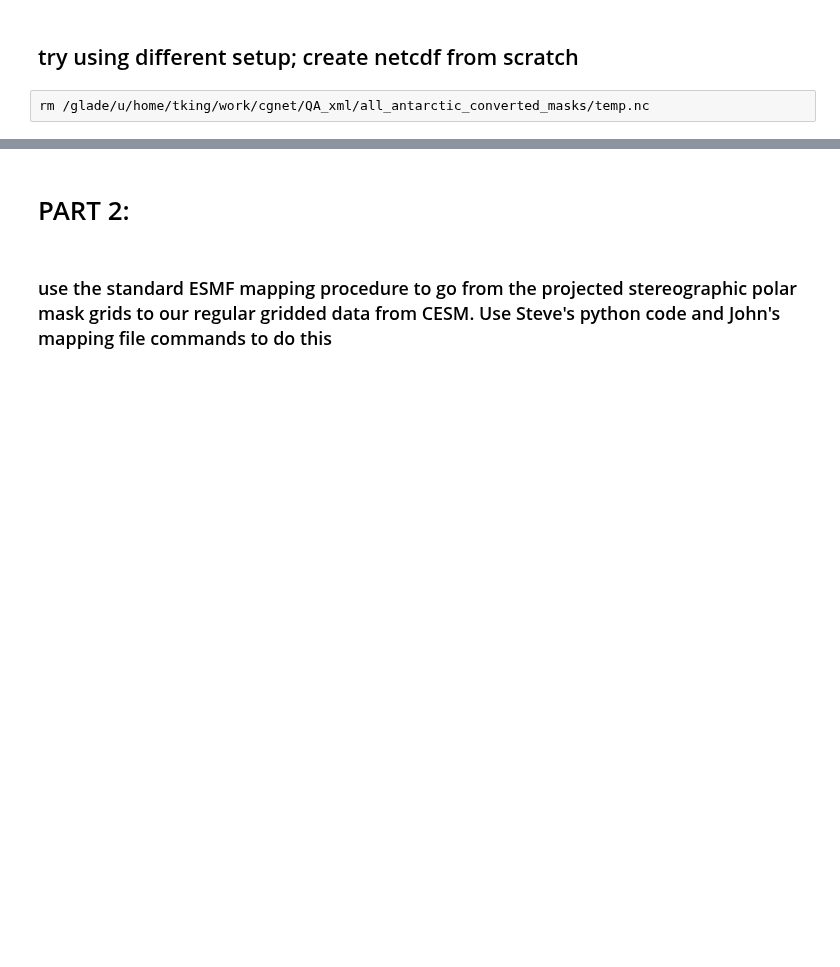
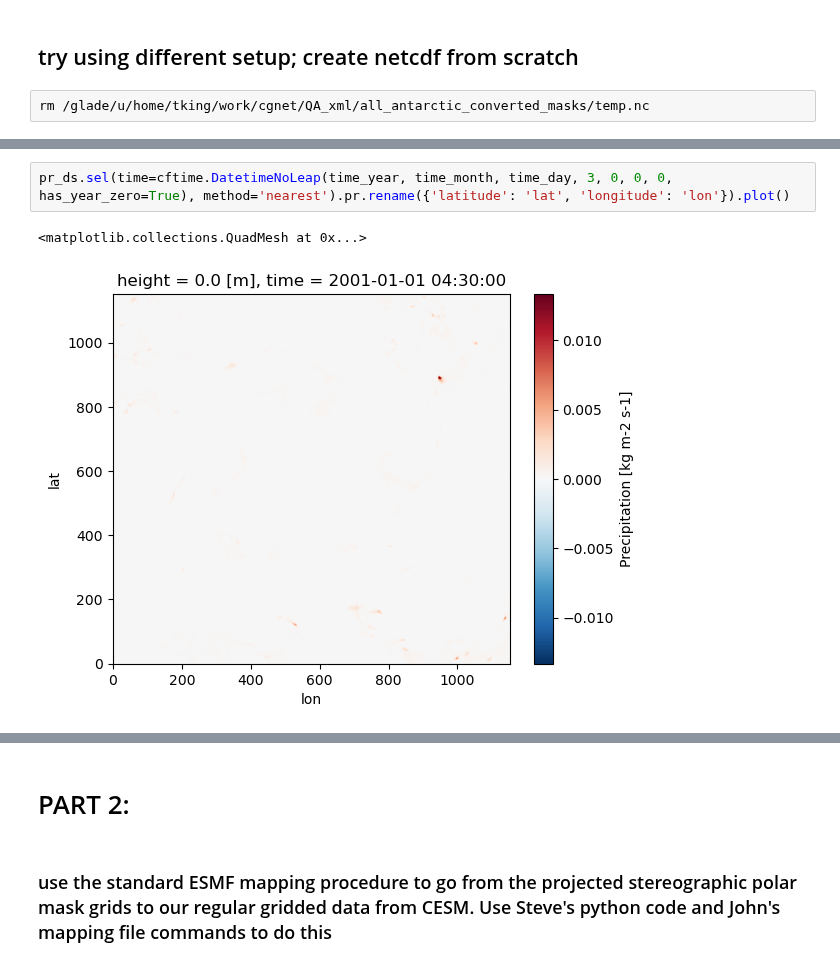
Before and after one commit to katiedagon/ML-extremes, a Jupyter notebook: notebooks/PolarARs/PolarLatLon.ipynb, the cells around one changed output, grey strips where cells are left out. Drawn from its saved outputs; the diff is of its cells as text; blank space fills up the shorter version.

```diff
--- a/notebooks/PolarARs/PolarLatLon.ipynb
+++ b/notebooks/PolarARs/PolarLatLon.ipynb
@@ -661,0 +638,5 @@ tmq_subset_array.isel(variable=5).isel(nvertices=0,nbnd=0).to_netcdf('/glade/u/h
+# %%
+pr_ds.sel(time=cftime.DatetimeNoLeap(time_year, time_month, time_day, 3, 0, 0, 0, has_year_zero=True), method='nearest').pr.rename({'latitude': 'lat', 'longitude': 'lon'}).plot()
+# %% [output]
+<matplotlib.collections.QuadMesh at 0x...>
+[figure, added]
```
Also changed, not shown: parts of 29 cells of this notebook.
